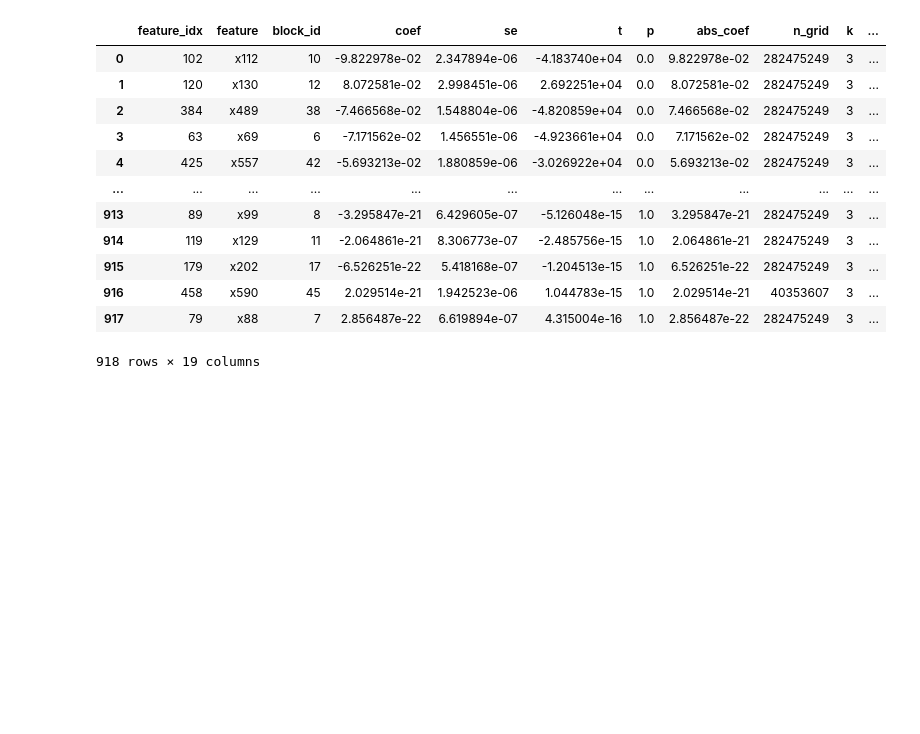
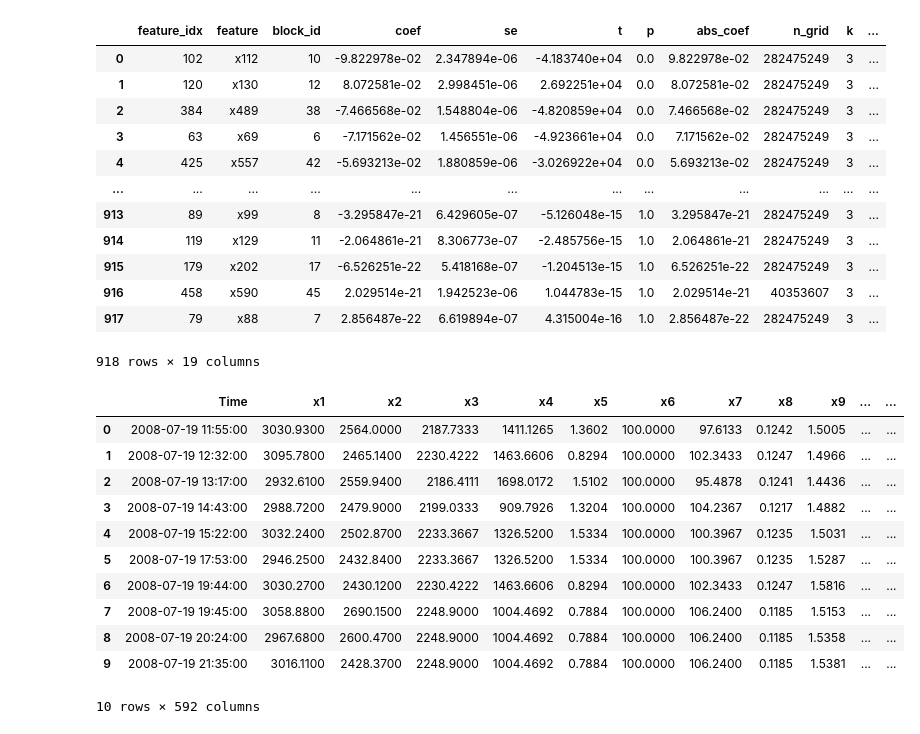
Before and after one commit to JackHuang0125/WHAT_I_DID, a Jupyter notebook: 0 Meeting/0_PAPER_1150121.ipynb, the cells around one changed output. Drawn from its saved outputs; the diff is of its cells as text; code cells hidden in the pictures; blank space fills up the shorter version.

```diff
--- a/0 Meeting/0_PAPER_1150121.ipynb
+++ b/0 Meeting/0_PAPER_1150121.ipynb
@@ -1389,3 +1389,19 @@ df_all_p
 918 rows × 19 columns
 # %%
 df_all_p.to_csv('df_all.csv')
+# %%
+secom = pd.read_csv(data_path, sep='\t')
+secom.head(10)
+# %% [output]
+|  | Time | x1 | x2 | x3 | x4 | x5 | x6 | x7 | x8 | x9 | ... | ... |
+| 0 | 2008-07-19 11:55:00 | 3030.9300 | 2564.0000 | 2187.7333 | 1411.1265 | 1.3602 | 100.0000 | 97.6133 | 0.1242 | 1.5005 | ... | ... |
+| 1 | 2008-07-19 12:32:00 | 3095.7800 | 2465.1400 | 2230.4222 | 1463.6606 | 0.8294 | 100.0000 | 102.3433 | 0.1247 | 1.4966 | ... | ... |
+| 2 | 2008-07-19 13:17:00 | 2932.6100 | 2559.9400 | 2186.4111 | 1698.0172 | 1.5102 | 100.0000 | 95.4878 | 0.1241 | 1.4436 | ... | ... |
+| 3 | 2008-07-19 14:43:00 | 2988.7200 | 2479.9000 | 2199.0333 | 909.7926 | 1.3204 | 100.0000 | 104.2367 | 0.1217 | 1.4882 | ... | ... |
+| 4 | 2008-07-19 15:22:00 | 3032.2400 | 2502.8700 | 2233.3667 | 1326.5200 | 1.5334 | 100.0000 | 100.3967 | 0.1235 | 1.5031 | ... | ... |
+| 5 | 2008-07-19 17:53:00 | 2946.2500 | 2432.8400 | 2233.3667 | 1326.5200 | 1.5334 | 100.0000 | 100.3967 | 0.1235 | 1.5287 | ... | ... |
+| 6 | 2008-07-19 19:44:00 | 3030.2700 | 2430.1200 | 2230.4222 | 1463.6606 | 0.8294 | 100.0000 | 102.3433 | 0.1247 | 1.5816 | ... | ... |
+| 7 | 2008-07-19 19:45:00 | 3058.8800 | 2690.1500 | 2248.9000 | 1004.4692 | 0.7884 | 100.0000 | 106.2400 | 0.1185 | 1.5153 | ... | ... |
+| 8 | 2008-07-19 20:24:00 | 2967.6800 | 2600.4700 | 2248.9000 | 1004.4692 | 0.7884 | 100.0000 | 106.2400 | 0.1185 | 1.5358 | ... | ... |
+| 9 | 2008-07-19 21:35:00 | 3016.1100 | 2428.3700 | 2248.9000 | 1004.4692 | 0.7884 | 100.0000 | 106.2400 | 0.1185 | 1.5381 | ... | ... |
+10 rows × 592 columns
```
Also changed, not shown: parts of 2 cells of this notebook, 1 other file.
